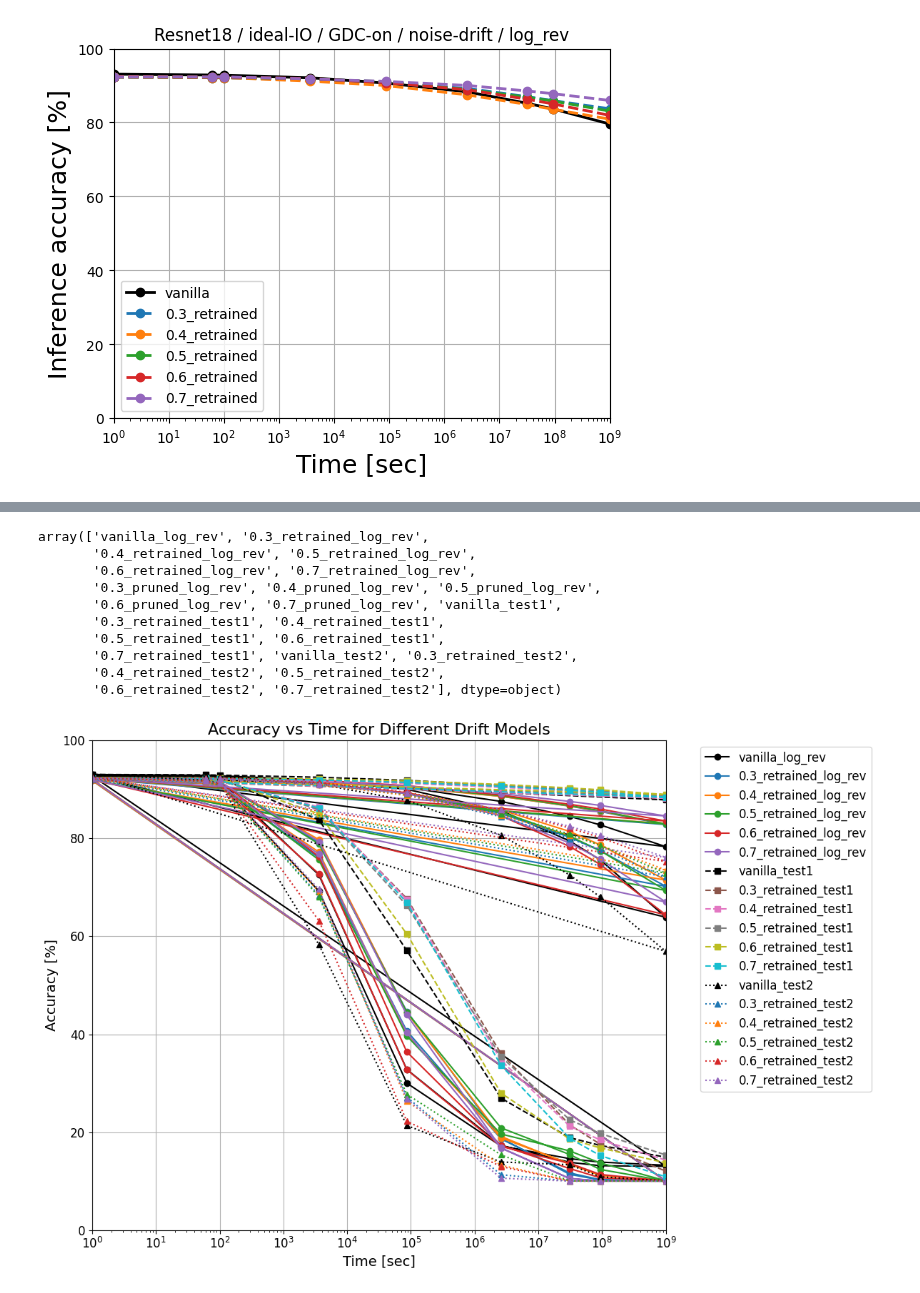
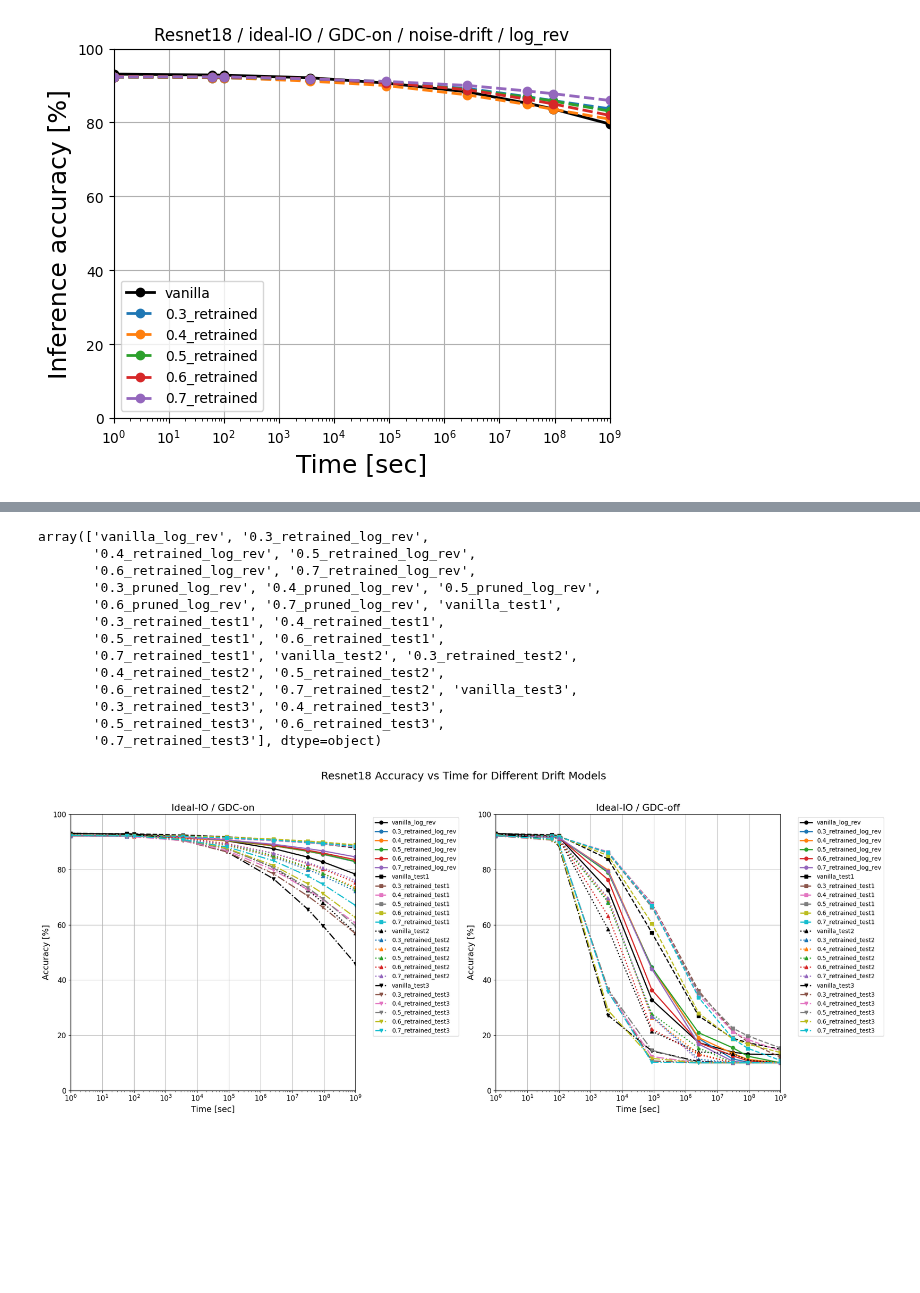
Before and after one commit to PRAM-weight-biasing/PRAM-weight-biasing, a Jupyter notebook: z_data_processing/250319_acc_plot.ipynb, the cells around one changed output, grey strips where cells are left out. Drawn from its saved outputs; the diff is of its cells as text; code cells hidden in the pictures; blank space fills up the shorter version.

Commit message:
retrain param test

```diff
--- a/z_data_processing/250319_acc_plot.ipynb
+++ b/z_data_processing/250319_acc_plot.ipynb
@@ -8,7 +8,7 @@ file_path = './test_results_r1.xlsx'
 df_raw = pd.read_excel(file_path, engine='openpyxl')
 df_raw = df_raw.loc[:, ~df_raw.columns.str.contains("Unnamed:")]
 # %%
-pivot_index = list(df_raw.columns[0:21])   # accuracy 전까지
+pivot_index = list(df_raw.columns[0:23])   # accuracy 전까지
 remove_items = {
     'drift_model',
     'pruning',
@@ -22,6 +22,8 @@ remove_items = {
     'dataset',
     'mapping_scaling_omega',
     'model_type',
+    'lr',
+    'epoch',
     }
 
 pivot_index = [item for item in pivot_index if item not in remove_items]
@@ -311,7 +313,7 @@ df2 = df_raw.copy()
 # df = df[df['drift_model'] == 0.01]
 df2 = df2[df2['Gmin']=='default']
 df2 = df2[df2['fix_seed']==42]
-# df2 = df2[df2['retrain']!='X']
+df2 = df2[(df2['lr']==1e-4) | (df2['lr']=='-')]
 # %%
 df2['drift_model'].unique()
 # %% [output]
@@ -329,7 +331,10 @@ array(['vanilla_log_rev', '0.3_retrained_log_rev',
        '0.5_retrained_test1', '0.6_retrained_test1',
        '0.7_retrained_test1', 'vanilla_test2', '0.3_retrained_test2',
        '0.4_retrained_test2', '0.5_retrained_test2',
-       '0.6_retrained_test2', '0.7_retrained_test2'], dtype=object)
+       '0.6_retrained_test2', '0.7_retrained_test2', 'vanilla_test3',
+       '0.3_retrained_test3', '0.4_retrained_test3',
+       '0.5_retrained_test3', '0.6_retrained_test3',
+       '0.7_retrained_test3'], dtype=object)
 # %%
 df2_ideal_gdc = df2[(df2['IOparameter'] == 'ideal') & (df2['GDC'] == 'on')]
 df2_ideal_gdcx = df2[(df2['IOparameter'] == 'ideal') & (df2['GDC'] == 'off')]
@@ -340,43 +345,49 @@ df2_o_o_pivot.reset_index(inplace=True) # index to columns
 df2_o_x_pivot = df2_ideal_gdcx.pivot_table(index=pivot_index, columns='new_col', values='accuracy', aggfunc='mean')
 df2_o_x_pivot.reset_index(inplace=True) # index to columns
 # %%
-plt.figure(figsize=(12, 8))
+import matplotlib.pyplot as plt
 
-# Plot for each drift model
-drift_models = ['log_rev', 'test1', 'test2']
-linestyles = ['-', '--', ':']  # different line styles for each drift model
-markers = ['o', 's', '^']      # different markers for each drift model
+# Create figure with two subplots
+fig, (ax1, ax2) = plt.subplots(1, 2, figsize=(20, 8))
+plt.rcParams.update({'font.size': 12})
 
-for drift_model, ls, marker in zip(drift_models, linestyles, markers):
-    # Plot vanilla first
-    mask_vanilla = (df2['model_type'] == 'vanilla') & (df2['drift_model'] == drift_model)
-    plt.plot(df2[mask_vanilla]['inf_time'],
-             df2[mask_vanilla]['accuracy'],
-             label=f'vanilla_{drift_model}',
-             color='black',
-             linestyle=ls,
-             marker=marker)
+# Common plotting function
+def plot_drift_models(ax, df_pivot, title):
+    x = df_pivot['inf_time']
+    drift_models = ['log_rev', 'test1', 'test2', 'test3']
+    linestyles = ['-', '--', ':', '-.']
+    markers = ['o', 's', '^', 'v']
 
-    # Plot retrained models
-    for ratio in ['0.3', '0.4', '0.5', '0.6', '0.7']:
-        mask = (df2['model_type'] == f'{ratio}_retrained') & (df2['drift_model'] == drift_model)
-        plt.plot(df2[mask]['inf_time'],
-                df2[mask]['accuracy'],
-                label=f'{ratio}_retrained_{drift_model}',
-                linestyle=ls,
-                marker=marker)
+    for drift_model, ls, marker in zip(drift_models, linestyles, markers):
+        # Plot vanilla
+        col_name = f'vanilla_{drift_model}'
+        ax.plot(x, df_pivot[col_name],
+                label=col_name, color='black',
+                linestyle=ls, marker=marker, linewidth=2)
 
-plt.xscale('log')
-plt.grid(True)
-plt.xlabel('Time [sec]', fontsize=14)
-plt.ylabel('Accuracy [%]', fontsize=14)
-plt.title('Accuracy vs Time for Different Drift Models', fontsize=16)
-plt.legend(bbox_to_anchor=(1.05, 1), loc='upper left')
-plt.ylim(0, 100)
-plt.xlim(1, 1e9)
+        # Plot retrained models
+        for ratio in ['0.3', '0.4', '0.5', '0.6', '0.7']:
+            col_name = f'{ratio}_retrained_{drift_model}'
+            ax.plot(x, df_pivot[col_name],
+                    label=col_name,
+                    linestyle=ls, marker=marker, linewidth=2)
 
+    ax.set_xscale('log')
+    ax.grid(True)
+    ax.set_xlabel('Time [sec]', fontsize=14)
+    ax.set_ylabel('Accuracy [%]', fontsize=14)
+    ax.set_title(title, fontsize=16)
+    ax.set_ylim(0, 100)
+    ax.set_xlim(1, 1e9)
+    ax.legend(bbox_to_anchor=(1.05, 1), loc='upper left', fontsize=10)
+
+# Plot each condition
+plot_drift_models(ax1, df2_o_o_pivot, "Ideal-IO / GDC-on")
+plot_drift_models(ax2, df2_o_x_pivot, "Ideal-IO / GDC-off")
+
+plt.suptitle("Resnet18 Accuracy vs Time for Different Drift Models", fontsize=18, y=1.02)
 plt.tight_layout()
 plt.show()
 # %% [output]
-[figure, old version]
+[figure, new version]
 # %%
```
Also changed, not shown: parts of 4 cells of this notebook, 4 other files.
